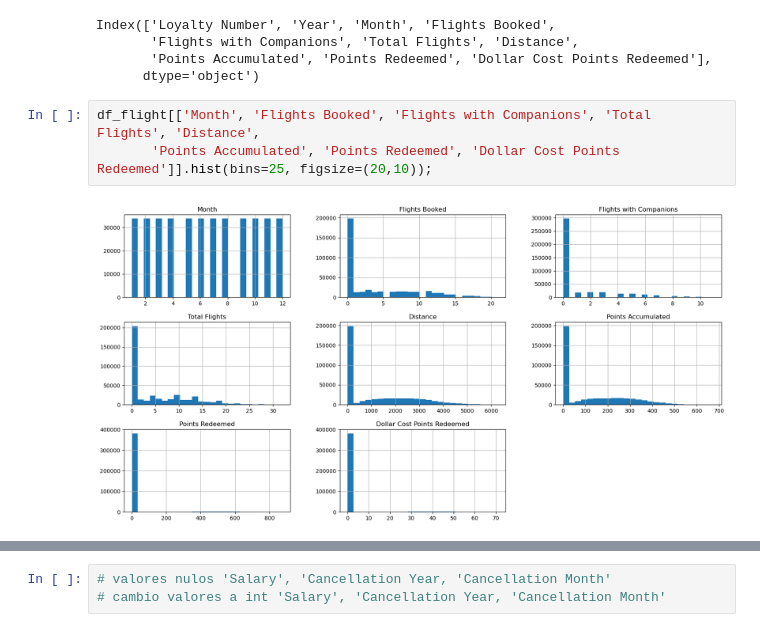
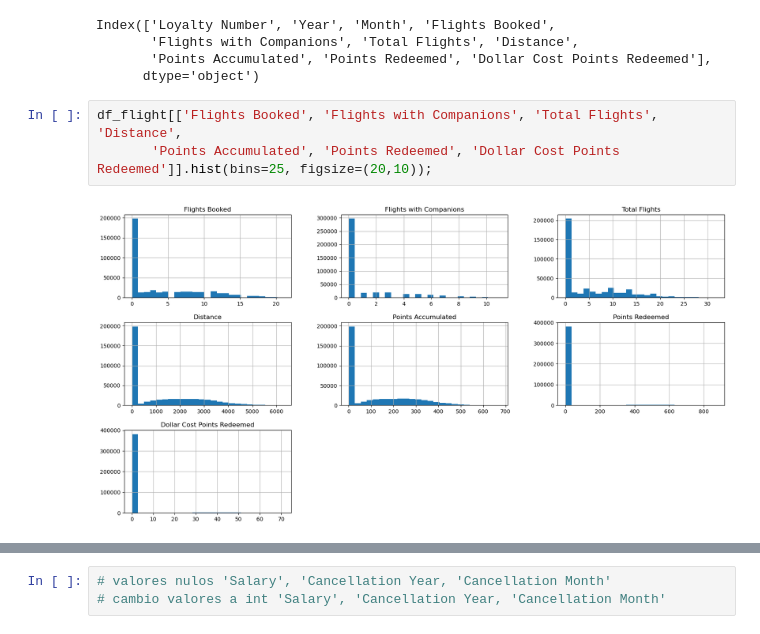
Before and after one commit to Adalab/bda-modulo-3-evaluacion-final-MarPastor, a Jupyter notebook: notebook/final_evaluation_mod3_marpastor.ipynb, the cells around one changed output, grey strips where cells are left out. Drawn from its saved outputs; the diff is of its cells as text.

```diff
--- a/notebook/final_evaluation_mod3_marpastor.ipynb
+++ b/notebook/final_evaluation_mod3_marpastor.ipynb
@@ -255,7 +255,7 @@ Index(['Loyalty Number', 'Year', 'Month', 'Flights Booked',
        'Points Accumulated', 'Points Redeemed', 'Dollar Cost Points Redeemed'],
       dtype='object')
 # %%
-df_flight[['Month', 'Flights Booked', 'Flights with Companions', 'Total Flights', 'Distance',
+df_flight[['Flights Booked', 'Flights with Companions', 'Total Flights', 'Distance',
        'Points Accumulated', 'Points Redeemed', 'Dollar Cost Points Redeemed']].hist(bins=25, figsize=(20,10));
 # %% [output]
-[figure, old version]
+[figure, new version]
```
Also changed, not shown: parts of 5 cells of this notebook.
